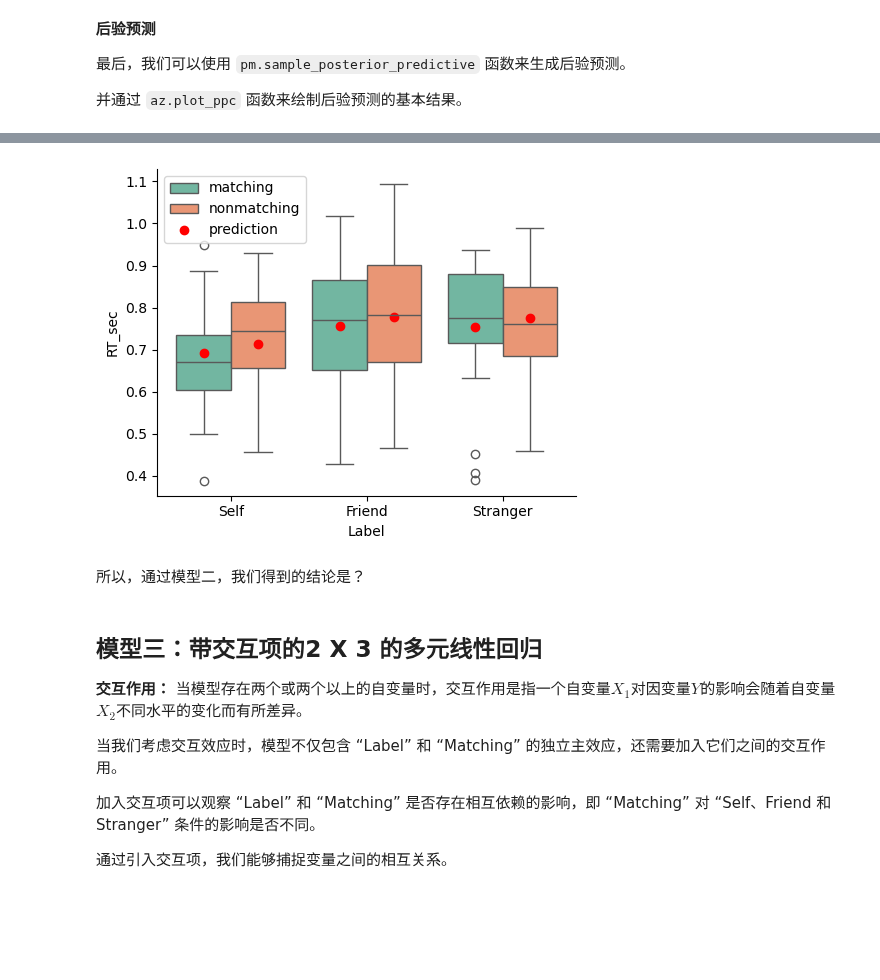
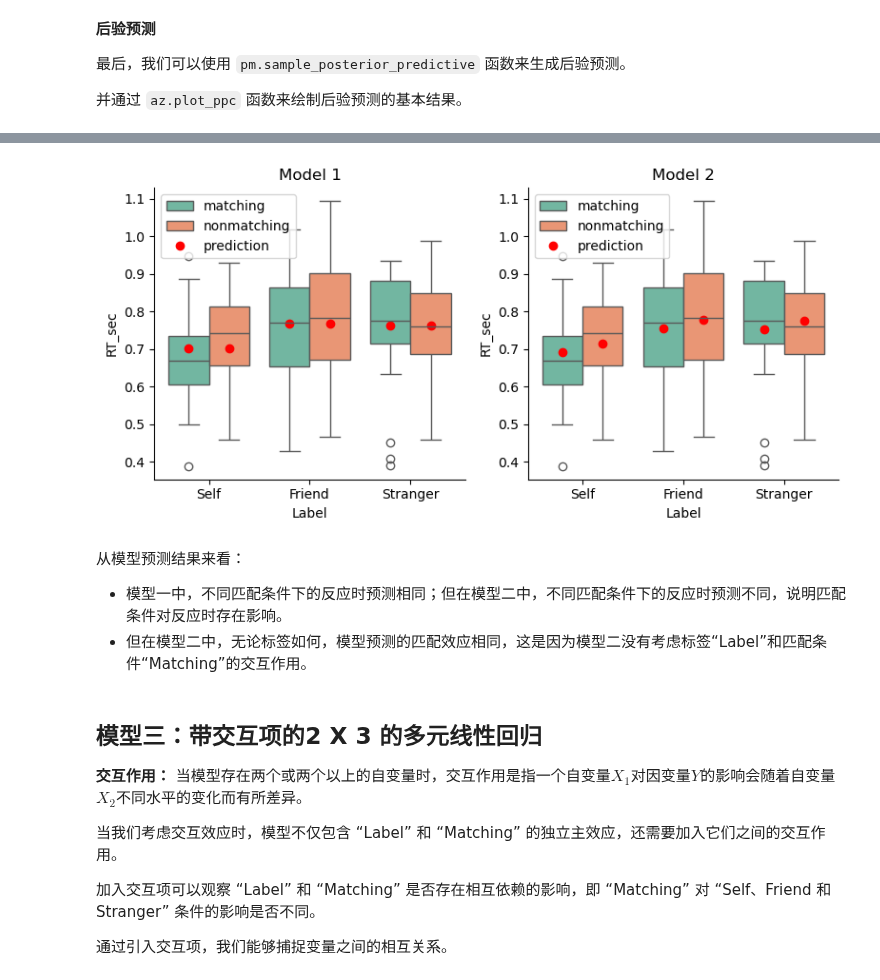
Before and after one commit to hcp4715/psybayesian, a Jupyter notebook: Lecture10.ipynb, the cells around one changed output, grey strips where cells are left out. Drawn from its saved outputs; the diff is of its cells as text; code cells hidden in the pictures; blank space fills up the shorter version.

```diff
--- a/Lecture10.ipynb
+++ b/Lecture10.ipynb
@@ -667,35 +741,27 @@ Matching = xr.DataArray((df['Matching'] == 'matching').astype(int))
 model2_trace.posterior["y_model"] = model2_trace.posterior["beta_0"] + model2_trace.posterior["beta_1"] * X1 + model2_trace.posterior["beta_2"] * X2 + model2_trace.posterior["beta_3"] * Matching
 
 df["model2_prediction"] = model2_trace.posterior.y_model.mean(dim=["chain","draw"]).values
-# %%
-def plot_prediction(df, predicted_y = "prediction"):
-
-    fig, ax = plt.subplots(figsize=(5, 4))
-    sns.boxplot(x='Label', y='RT_sec', hue='Matching', data=df, palette='Set2', ax=ax)
-
-    prediction = df.groupby(["Label", "Matching"])[predicted_y].mean().reset_index()
-    # 创建映射字典：Label到x位置
-    label_to_x = {'Self': 0, 'Friend': 1, 'Stranger': 2}
-    # 将 Label 映射到相应的 x 值
-    prediction['x_position'] = prediction['Label'].map(label_to_x)
-    # 根据 Matching 设置偏移量
-    prediction['x_offset'] = np.where(prediction['Matching'] == 'matching', -0.2, 0.2)
-    # 计算最终的 x 位置
-    prediction['final_x'] = prediction['x_position'] + prediction['x_offset']
-
-    ax.plot(prediction['final_x'], prediction[predicted_y], marker='o', linestyle='', color='red',label="prediction")
-    ax.legend()
-# %%
-plot_prediction(df, "model2_prediction")
-
-# 显示图形
-sns.despine()
-plt.tight_layout()
-plt.show()
-# %% [output]
-[figure, removed]
-# %% [markdown]
-所以，通过模型二，我们得到的结论是？
+# %%
+fig, axes = plt.subplots(1, 2, figsize=(8, 4))
+
+# 在第一个子图上绘制 Model 1 的预测结果
+plot_prediction(df, predicted_y="model1_prediction", ax=axes[0])
+axes[0].set_title("Model 1")
+
+# 在第二个子图上绘制 Model 2 的预测结果
+plot_prediction(df, predicted_y="model2_prediction", ax=axes[1])
+axes[1].set_title("Model 2")
+
+# 显示图形
+sns.despine()
+plt.tight_layout()
+plt.show()
+# %% [output]
+[figure, added]
+# %% [markdown]
+从模型预测结果来看：
+- 模型一中，不同匹配条件下的反应时预测相同；但在模型二中，不同匹配条件下的反应时预测不同，说明匹配条件对反应时存在影响。
+- 但在模型二中，无论标签如何，模型预测的匹配效应相同，这是因为模型二没有考虑标签“Label”和匹配条件“Matching”的交互作用。
 # %% [markdown]
 ## 模型三：带交互项的2 X 3 的多元线性回归
 
```
Also changed, not shown: parts of 28 cells of this notebook.
